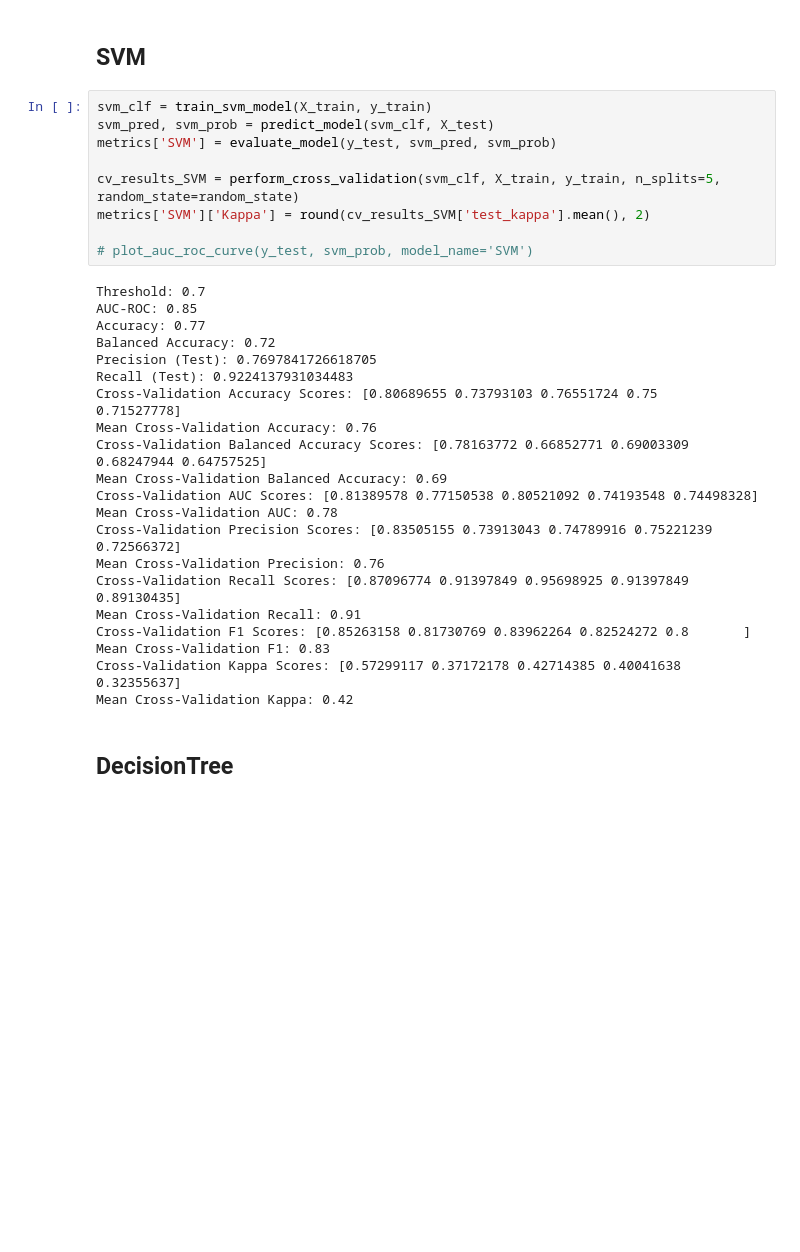
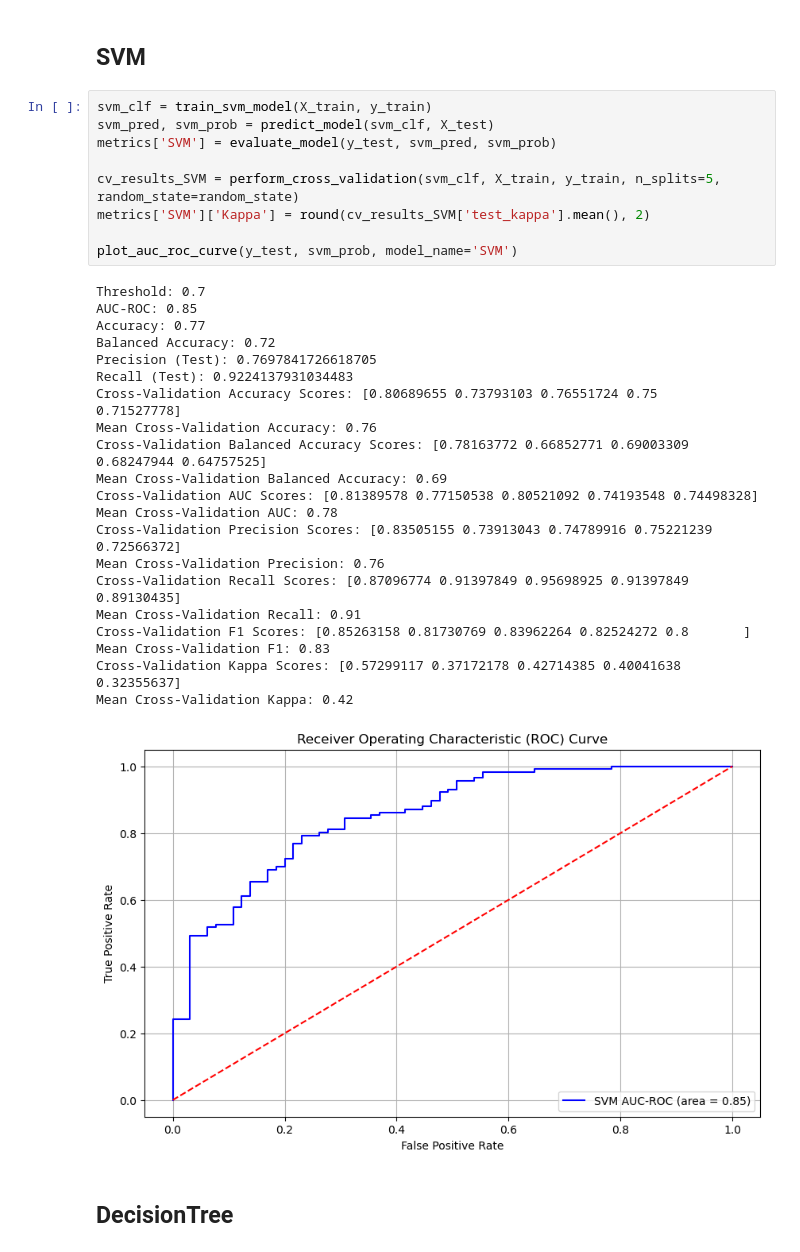
Before and after one commit to MayaVB/Applied_DS_Project, a Jupyter notebook: notebooks/main.ipynb, the cells around one changed output. Cells and saved outputs as stored; diff of their text form; blank space fills up the shorter version.

```diff
--- a/notebooks/main.ipynb
+++ b/notebooks/main.ipynb
@@ -159,33 +161,34 @@ Mean Cross-Validation Kappa: 0.47
 # %%
 svm_clf = train_svm_model(X_train, y_train)
 svm_pred, svm_prob = predict_model(svm_clf, X_test)
 metrics['SVM'] = evaluate_model(y_test, svm_pred, svm_prob)
 
 cv_results_SVM = perform_cross_validation(svm_clf, X_train, y_train, n_splits=5, random_state=random_state)
 metrics['SVM']['Kappa'] = round(cv_results_SVM['test_kappa'].mean(), 2)
 
-# plot_auc_roc_curve(y_test, svm_prob, model_name='SVM')
+plot_auc_roc_curve(y_test, svm_prob, model_name='SVM')
 # %% [output]
 Threshold: 0.7
 AUC-ROC: 0.85
 Accuracy: 0.77
 Balanced Accuracy: 0.72
 Precision (Test): 0.7697841726618705
 Recall (Test): 0.9224137931034483
 Cross-Validation Accuracy Scores: [0.80689655 0.73793103 0.76551724 0.75       0.71527778]
 Mean Cross-Validation Accuracy: 0.76
 Cross-Validation Balanced Accuracy Scores: [0.78163772 0.66852771 0.69003309 0.68247944 0.64757525]
 Mean Cross-Validation Balanced Accuracy: 0.69
 Cross-Validation AUC Scores: [0.81389578 0.77150538 0.80521092 0.74193548 0.74498328]
 Mean Cross-Validation AUC: 0.78
 Cross-Validation Precision Scores: [0.83505155 0.73913043 0.74789916 0.75221239 0.72566372]
 Mean Cross-Validation Precision: 0.76
 Cross-Validation Recall Scores: [0.87096774 0.91397849 0.95698925 0.91397849 0.89130435]
 Mean Cross-Validation Recall: 0.91
 Cross-Validation F1 Scores: [0.85263158 0.81730769 0.83962264 0.82524272 0.8       ]
 Mean Cross-Validation F1: 0.83
 Cross-Validation Kappa Scores: [0.57299117 0.37172178 0.42714385 0.40041638 0.32355637]
 Mean Cross-Validation Kappa: 0.42
+[figure, added]
 # %% [markdown]
 ## DecisionTree
 # %%
```
Also changed, not shown: parts of 5 cells of this notebook, 1 other file.
